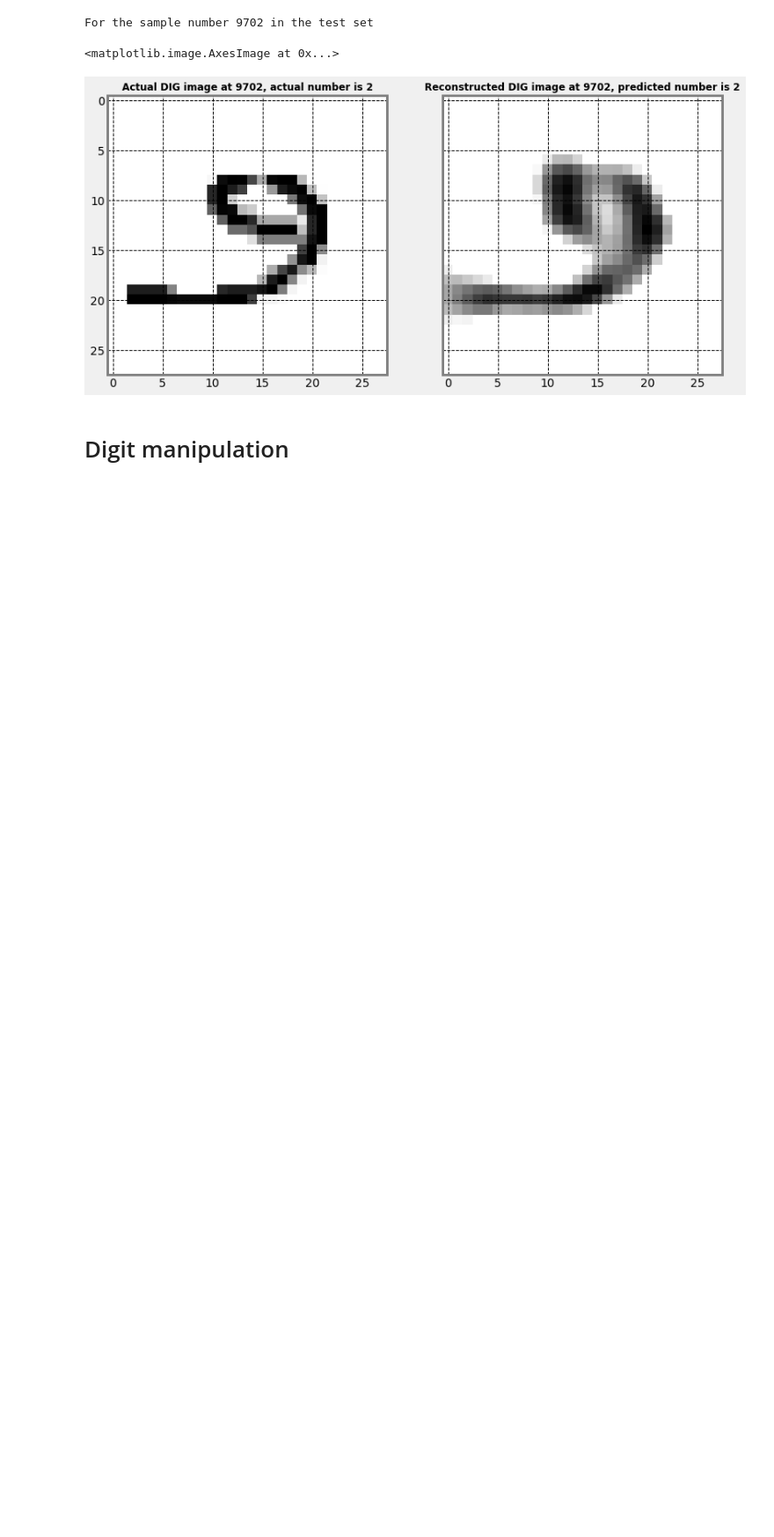
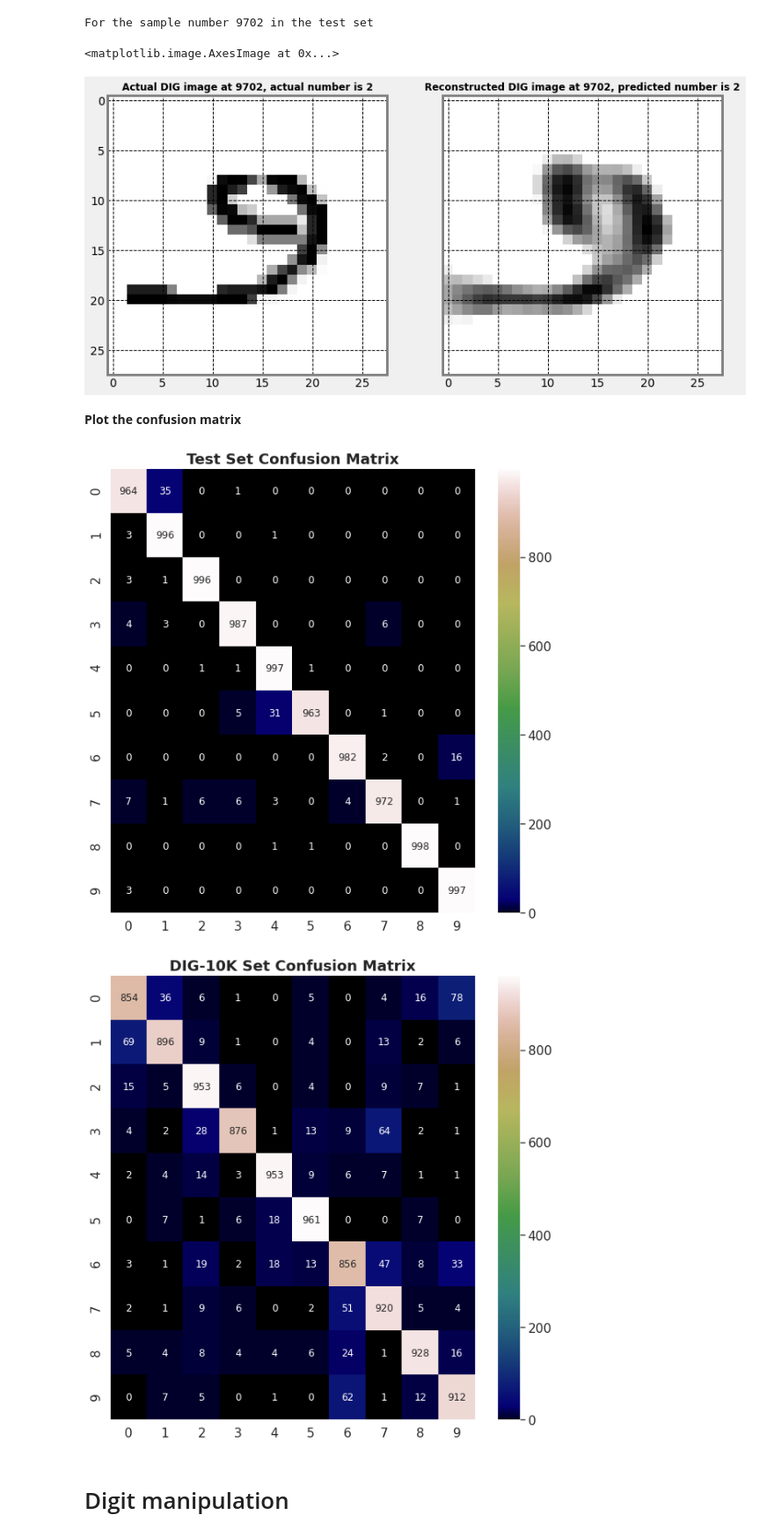
Before and after one commit to Utkarsh87/capsule-networks, a Jupyter notebook: kannada mnist/script v1.0.7.ipynb, the cells around one changed output. Shown at 88% size. Drawn from its saved outputs; the diff is of its cells as text; code cells hidden in the pictures; blank space fills up the shorter version.

Commit message:
added confusion matrix util || better viz || added digit manipulation util || improved code structure || best test set acc yet

```diff
--- a/kannada mnist/script v1.0.7.ipynb
+++ b/kannada mnist/script v1.0.7.ipynb
@@ -718,6 +725,42 @@ ax2.imshow(dig_recon[index].reshape(28, 28), cmap=plt.cm.binary)
 For the sample number 9702 in the test set
 <matplotlib.image.AxesImage at 0x...>
 [figure]
+# %% [markdown]
+**Plot the confusion matrix**
+# %%
+from sklearn.metrics import confusion_matrix
+import seaborn as sn
+
+labels = []
+preds = []
+for i in range(y_test.shape[0]):
+  labels.append(np.argmax(y_test[i]))
+  preds.append(np.argmax(y_pred[i]))
+
+plt.figure(figsize=(10, 10))
+plt.title("Test Set Confusion Matrix", fontsize=18, fontweight="bold")
+cm = confusion_matrix(labels, preds)
+sn.set(font_scale=1.4) # for label size
+sn.heatmap(cm, annot=True, fmt='g', cmap="gist_earth", annot_kws={"size": 12}) # flag_r, copper, gist_earth, icefire
+
+plt.show()
+
+dig_labels = []
+dig_preds = []
+for i in range(y_dig.shape[0]):
+  dig_labels.append(np.argmax(y_dig[i]))
+  dig_preds.append(np.argmax(dig_pred[i]))
+
+plt.figure(figsize=(10, 10))
+plt.title("DIG-10K Set Confusion Matrix", fontsize=18, fontweight="bold")
+dig_cm = confusion_matrix(dig_labels, dig_preds)
+sn.set(font_scale=1.4) # for label size
+sn.heatmap(dig_cm, annot=True, fmt='g', cmap="gist_earth", annot_kws={"size": 12}) # flag_r, copper, gist_earth, icefire
+
+plt.show()
+# %% [output]
+[figure, added]
+[figure, added]
 # %% [markdown]
 # Digit manipulation
 # %% [markdown]
```
Also changed, not shown: parts of 18 cells of this notebook.
